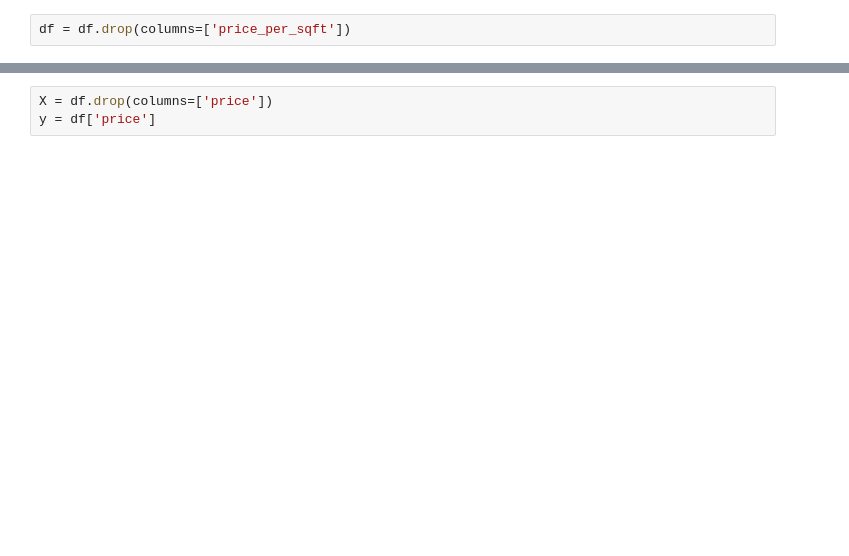
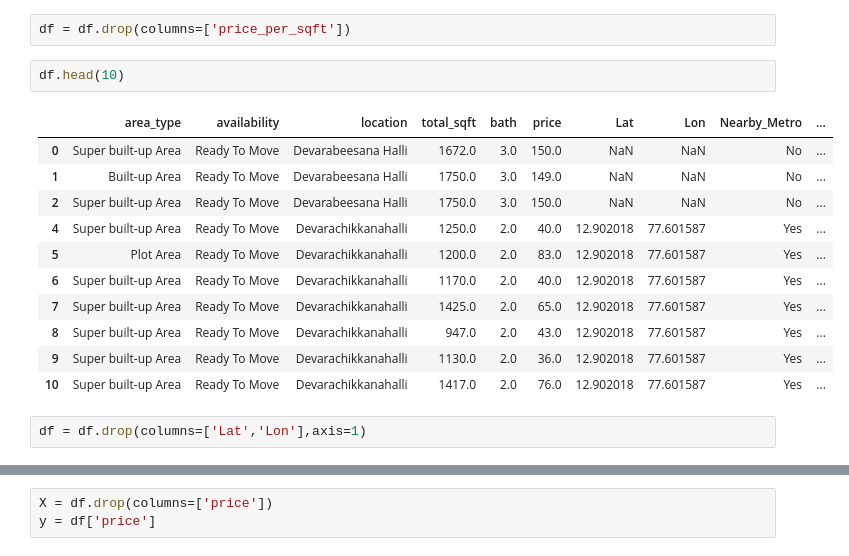
Before and after one commit to Rahullll101/House_prediction, a Jupyter notebook: Prediction.ipynb, the cells around one changed output, grey strips where cells are left out. Drawn from its saved outputs; the diff is of its cells as text; blank space fills up the shorter version.

```diff
--- a/Prediction.ipynb
+++ b/Prediction.ipynb
@@ -340,2 +410,18 @@ memory usage: 716.3+ KB
 # %%
 df = df.drop(columns=['price_per_sqft'])
+# %%
+df.head(10)
+# %% [output]
+|  | area_type | availability | location | total_sqft | bath | price | Lat | Lon | Nearby_Metro | ... |
+| 0 | Super built-up Area | Ready To Move | Devarabeesana Halli | 1672.0 | 3.0 | 150.0 | NaN | NaN | No | ... |
+| 1 | Built-up Area | Ready To Move | Devarabeesana Halli | 1750.0 | 3.0 | 149.0 | NaN | NaN | No | ... |
+| 2 | Super built-up Area | Ready To Move | Devarabeesana Halli | 1750.0 | 3.0 | 150.0 | NaN | NaN | No | ... |
+| 4 | Super built-up Area | Ready To Move | Devarachikkanahalli | 1250.0 | 2.0 | 40.0 | 12.902018 | 77.601587 | Yes | ... |
+| 5 | Plot Area | Ready To Move | Devarachikkanahalli | 1200.0 | 2.0 | 83.0 | 12.902018 | 77.601587 | Yes | ... |
+| 6 | Super built-up Area | Ready To Move | Devarachikkanahalli | 1170.0 | 2.0 | 40.0 | 12.902018 | 77.601587 | Yes | ... |
+| 7 | Super built-up Area | Ready To Move | Devarachikkanahalli | 1425.0 | 2.0 | 65.0 | 12.902018 | 77.601587 | Yes | ... |
+| 8 | Super built-up Area | Ready To Move | Devarachikkanahalli | 947.0 | 2.0 | 43.0 | 12.902018 | 77.601587 | Yes | ... |
+| 9 | Super built-up Area | Ready To Move | Devarachikkanahalli | 1130.0 | 2.0 | 36.0 | 12.902018 | 77.601587 | Yes | ... |
+| 10 | Super built-up Area | Ready To Move | Devarachikkanahalli | 1417.0 | 2.0 | 76.0 | 12.902018 | 77.601587 | Yes | ... |
+# %%
+df = df.drop(columns=['Lat','Lon'],axis=1)
```
Also changed, not shown: parts of 65 cells of this notebook, 2 other files.
